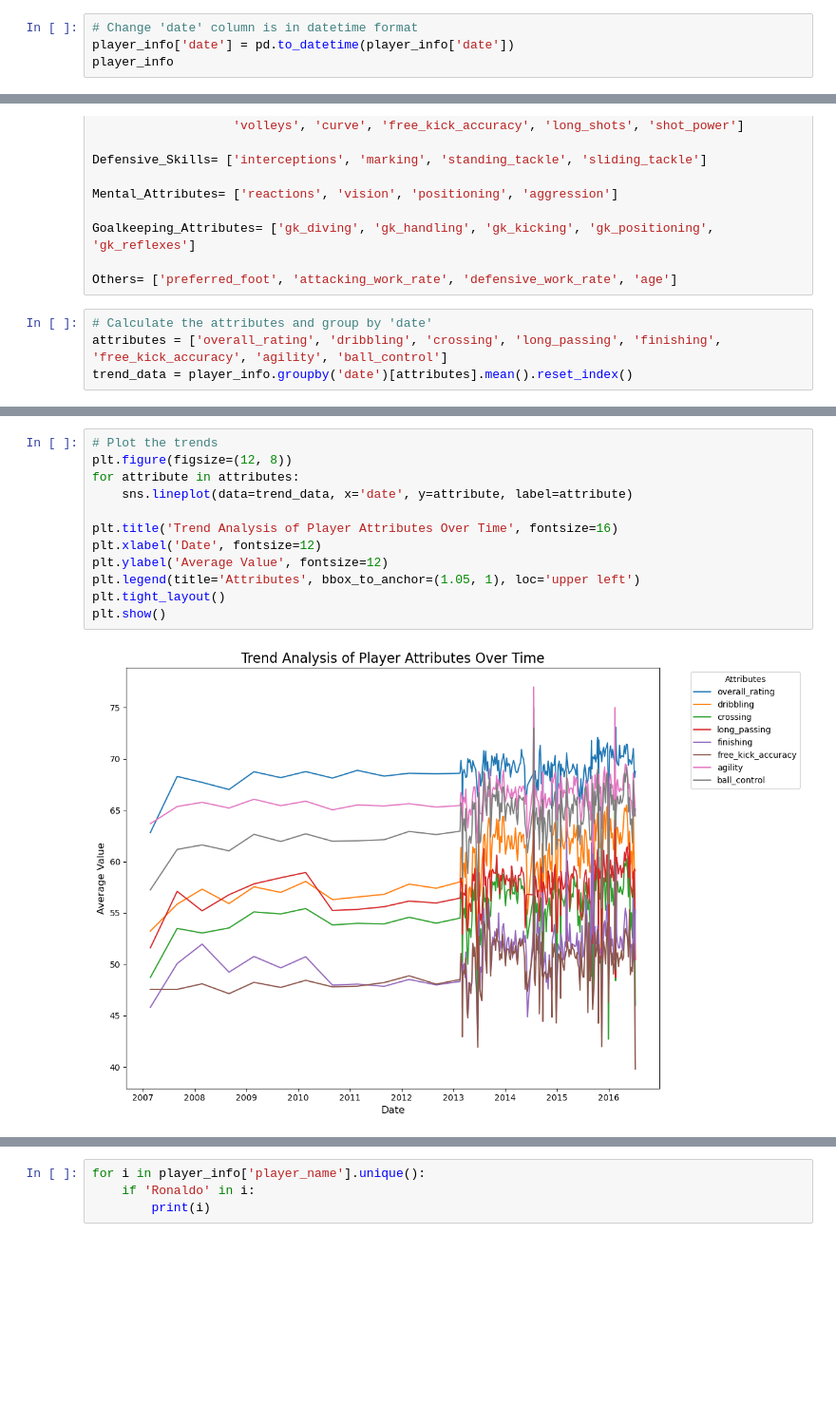
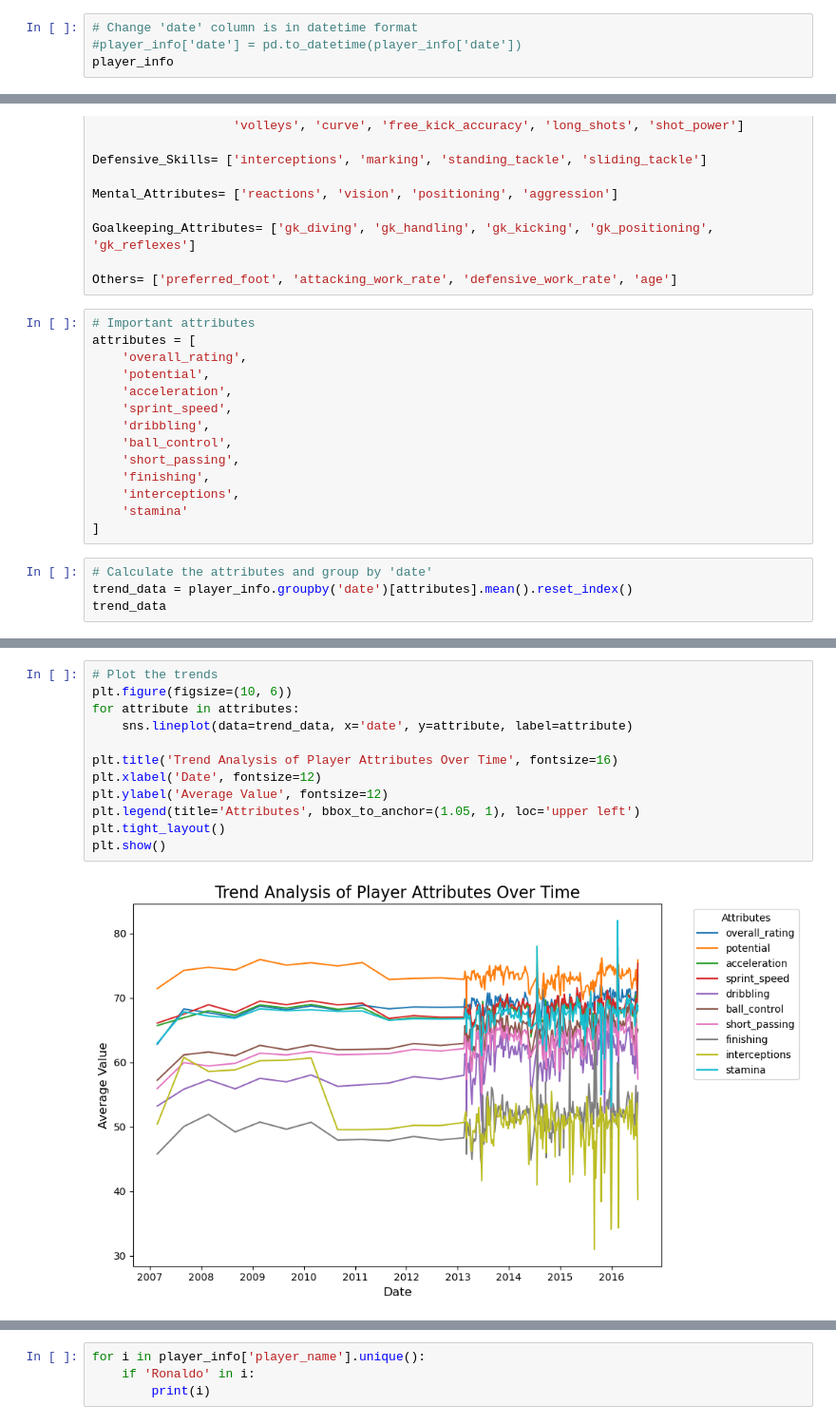
Before and after one commit to Daviedavie100/Investigating_dataset_project, a Jupyter notebook: Investigate_a_Dataset.ipynb, the cells around one changed output, grey strips where cells are left out. Shown at 95% size. Cells and saved outputs as stored; diff of their text form; blank space fills up the shorter version.

```diff
--- a/Investigate_a_Dataset.ipynb
+++ b/Investigate_a_Dataset.ipynb
@@ -2393,7 +2393,7 @@ plt.show()
 #### Insight 5: Tracking trends of the Player Attributes over time
 # %%
 # Change 'date' column is in datetime format
-player_info['date'] = pd.to_datetime(player_info['date'])
+#player_info['date'] = pd.to_datetime(player_info['date'])
 player_info
 # %% [output]
 |  | player_api_id | player_name | player_fifa_api_id | birthday | height | weight | date | overall_rating | ... |
@@ -2426,7 +2426,21 @@ Mental_Attributes= ['reactions', 'vision', 'positioning', 'aggression']
 Goalkeeping_Attributes= ['gk_diving', 'gk_handling', 'gk_kicking', 'gk_positioning', 'gk_reflexes']
 
 Others= ['preferred_foot', 'attacking_work_rate', 'defensive_work_rate', 'age']
+# %%
+# Important attributes
+attributes = [
+    'overall_rating',
+    'potential',
+    'acceleration',
+    'sprint_speed',
+    'dribbling',
+    'ball_control',
+    'short_passing',
+    'finishing',
+    'interceptions',
+    'stamina'
+]
 # %%
 # Calculate the attributes and group by 'date'
-attributes = ['overall_rating', 'dribbling', 'crossing', 'long_passing', 'finishing', 'free_kick_accuracy', 'agility', 'ball_control']
 trend_data = player_info.groupby('date')[attributes].mean().reset_index()
+trend_data
@@ -2433,17 +2461,17 @@ trend_data = player_info.groupby('date')[attributes].mean().reset_index()
 # %%
 # Plot the trends
-plt.figure(figsize=(12, 8))
+plt.figure(figsize=(10, 6))
 for attribute in attributes:
     sns.lineplot(data=trend_data, x='date', y=attribute, label=attribute)
 
 plt.title('Trend Analysis of Player Attributes Over Time', fontsize=16)
 plt.xlabel('Date', fontsize=12)
 plt.ylabel('Average Value', fontsize=12)
 plt.legend(title='Attributes', bbox_to_anchor=(1.05, 1), loc='upper left')
 plt.tight_layout()
 plt.show()
 # %% [output]
-[figure, old version]
+[figure, new version]
 # %%
 # If the data points are too granular, you can resample the data to a monthly or yearly frequency to smooth out the trends.
 # Resample to monthly averages (if there are multiple records per month)
```
Also changed, not shown: parts of 3 cells of this notebook.
